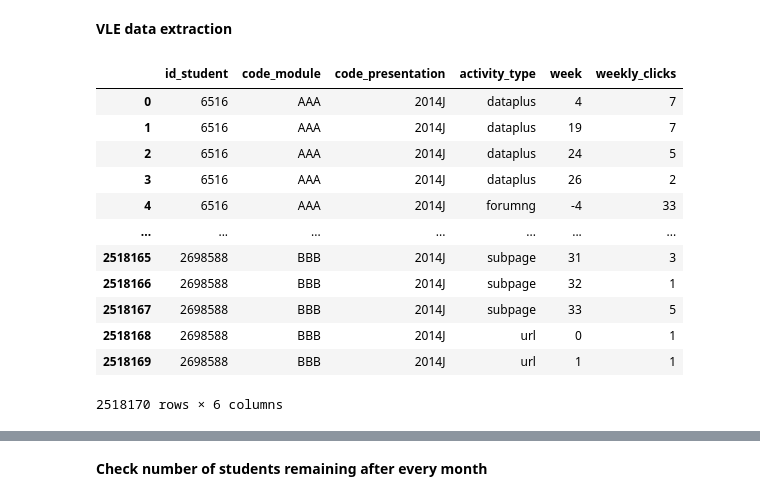
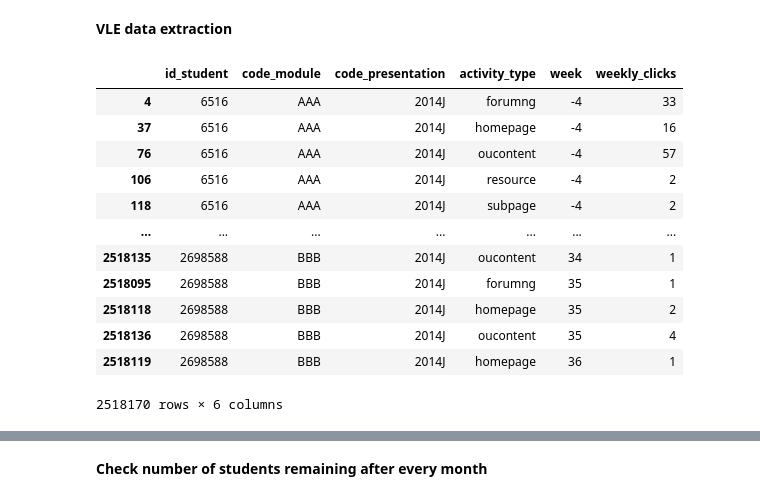
Before and after one commit to thiennguyen37-qn/early-academic-risk-warning, a Jupyter notebook: demo.ipynb, the cells around one changed output, grey strips where cells are left out. Cells and saved outputs as stored; diff of their text form; code cells hidden in the pictures.

```diff
--- a/demo.ipynb
+++ b/demo.ipynb
@@ -261,18 +221,19 @@ vle_weekly = pd.read_sql("""
     GROUP BY sv.id_student, sv.code_module, sv.code_presentation, v.activity_type, week
 """, conn)
 # %%
+vle_weekly.sort_values(['id_student', 'code_module', 'code_presentation', 'week', 'activity_type'], inplace=True)
 vle_weekly
 # %% [output]
 |  | id_student | code_module | code_presentation | activity_type | week | weekly_clicks |
-| 0 | 6516 | AAA | 2014J | dataplus | 4 | 7 |
-| 1 | 6516 | AAA | 2014J | dataplus | 19 | 7 |
-| 2 | 6516 | AAA | 2014J | dataplus | 24 | 5 |
-| 3 | 6516 | AAA | 2014J | dataplus | 26 | 2 |
 | 4 | 6516 | AAA | 2014J | forumng | -4 | 33 |
+| 37 | 6516 | AAA | 2014J | homepage | -4 | 16 |
+| 76 | 6516 | AAA | 2014J | oucontent | -4 | 57 |
+| 106 | 6516 | AAA | 2014J | resource | -4 | 2 |
+| 118 | 6516 | AAA | 2014J | subpage | -4 | 2 |
 | ... | ... | ... | ... | ... | ... | ... |
-| 2518165 | 2698588 | BBB | 2014J | subpage | 31 | 3 |
-| 2518166 | 2698588 | BBB | 2014J | subpage | 32 | 1 |
-| 2518167 | 2698588 | BBB | 2014J | subpage | 33 | 5 |
-| 2518168 | 2698588 | BBB | 2014J | url | 0 | 1 |
-| 2518169 | 2698588 | BBB | 2014J | url | 1 | 1 |
+| 2518135 | 2698588 | BBB | 2014J | oucontent | 34 | 1 |
+| 2518095 | 2698588 | BBB | 2014J | forumng | 35 | 1 |
+| 2518118 | 2698588 | BBB | 2014J | homepage | 35 | 2 |
+| 2518136 | 2698588 | BBB | 2014J | oucontent | 35 | 4 |
+| 2518119 | 2698588 | BBB | 2014J | homepage | 36 | 1 |
 2518170 rows × 6 columns
```
Also changed, not shown: parts of 17 cells of this notebook.
